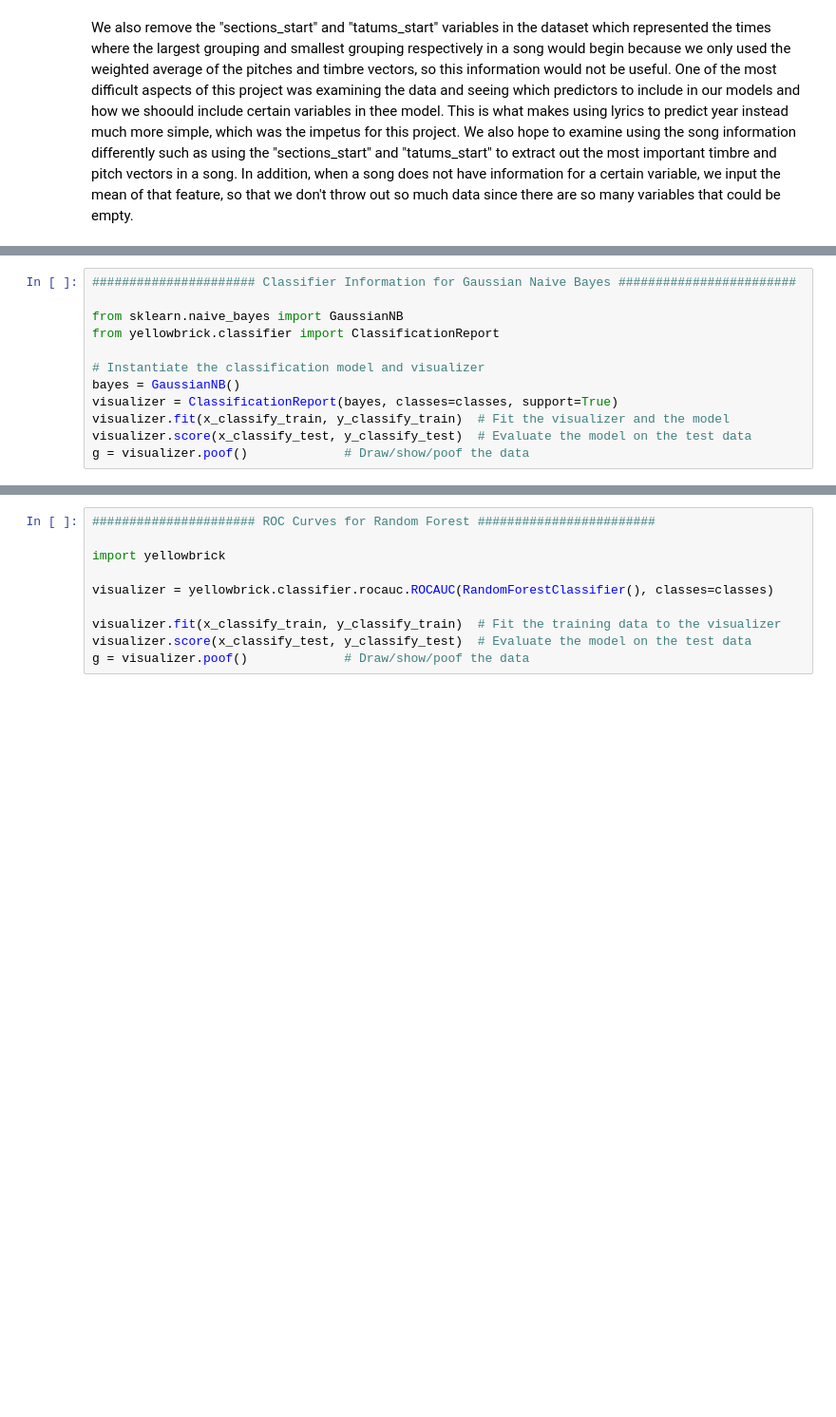
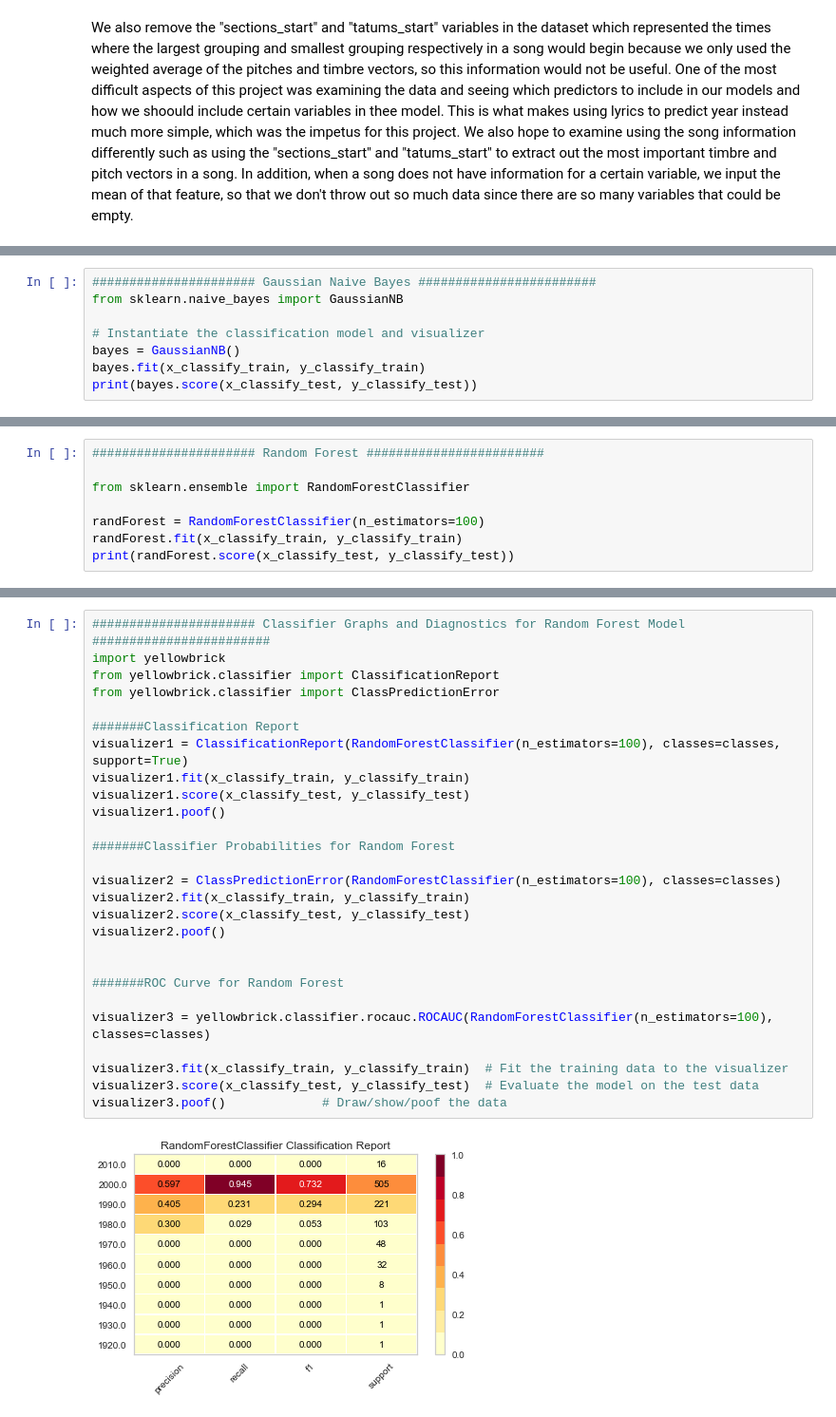
Before and after one commit to tanishqkancharla/10701SongProject, a Jupyter notebook: 10-701-Final-Project/Data Models.ipynb, the cells around one changed output, grey strips where cells are left out. Shown at 95% size. Cells and saved outputs as stored; diff of their text form; blank space fills up the shorter version.

```diff
--- a/10-701-Final-Project/Data Models.ipynb
+++ b/10-701-Final-Project/Data Models.ipynb
@@ -295,12 +294,8 @@ clf.predict(x_test, y_test)
 # %%
-###################### Classifier Information for Gaussian Naive Bayes ########################
-
+###################### Gaussian Naive Bayes ########################
 from sklearn.naive_bayes import GaussianNB
-from yellowbrick.classifier import ClassificationReport
 
 # Instantiate the classification model and visualizer
 bayes = GaussianNB()
-visualizer = ClassificationReport(bayes, classes=classes, support=True)
-visualizer.fit(x_classify_train, y_classify_train)  # Fit the visualizer and the model
-visualizer.score(x_classify_test, y_classify_test)  # Evaluate the model on the test data
-g = visualizer.poof()             # Draw/show/poof the data
+bayes.fit(x_classify_train, y_classify_train)
+print(bayes.score(x_classify_test, y_classify_test))
@@ -326,0 +304,8 @@ g = visualizer.poof()
+# %%
+###################### Random Forest ########################
+
+from sklearn.ensemble import RandomForestClassifier
+
+randForest = RandomForestClassifier(n_estimators=100)
+randForest.fit(x_classify_train, y_classify_train)
+print(randForest.score(x_classify_test, y_classify_test))
@@ -327,10 +325,29 @@ g = visualizer.poof()
 # %%
-###################### ROC Curves for Random Forest ########################
+###################### Classifier Graphs and Diagnostics for Random Forest Model ########################
+import yellowbrick
+from yellowbrick.classifier import ClassificationReport
+from yellowbrick.classifier import ClassPredictionError
 
-import yellowbrick
+#######Classification Report
+visualizer1 = ClassificationReport(RandomForestClassifier(n_estimators=100), classes=classes, support=True)
+visualizer1.fit(x_classify_train, y_classify_train)
+visualizer1.score(x_classify_test, y_classify_test)
+visualizer1.poof()
 
-visualizer = yellowbrick.classifier.rocauc.ROCAUC(RandomForestClassifier(), classes=classes)
+#######Classifier Probabilities for Random Forest
 
-visualizer.fit(x_classify_train, y_classify_train)  # Fit the training data to the visualizer
-visualizer.score(x_classify_test, y_classify_test)  # Evaluate the model on the test data
-g = visualizer.poof()             # Draw/show/poof the data
+visualizer2 = ClassPredictionError(RandomForestClassifier(n_estimators=100), classes=classes)
+visualizer2.fit(x_classify_train, y_classify_train)
+visualizer2.score(x_classify_test, y_classify_test)
+visualizer2.poof()
+
+
+#######ROC Curve for Random Forest
+
+visualizer3 = yellowbrick.classifier.rocauc.ROCAUC(RandomForestClassifier(n_estimators=100), classes=classes)
+
+visualizer3.fit(x_classify_train, y_classify_train)  # Fit the training data to the visualizer
+visualizer3.score(x_classify_test, y_classify_test)  # Evaluate the model on the test data
+visualizer3.poof()             # Draw/show/poof the data
+# %% [output]
+[figure, added]
```
Also changed, not shown: parts of 33 cells of this notebook.
